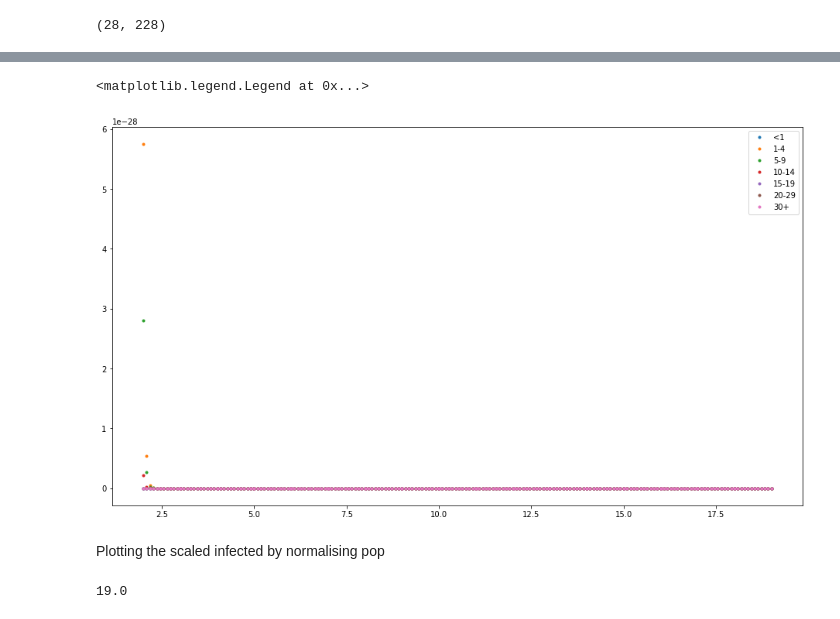
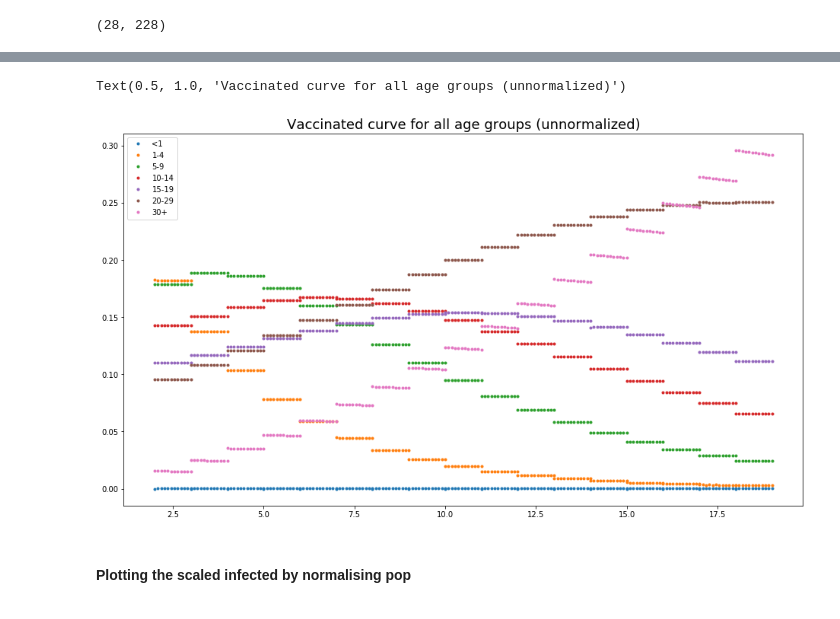
Before and after one commit to dhelekal/EpiRSG2020, a Jupyter notebook: model/Simulation_from_data.ipynb, the cells around one changed output, grey strips where cells are left out. Cells and saved outputs as stored; diff of their text form; code cells hidden in the pictures.

Commit message:
Optim works, ic sum up but maybe too many infected, Issue with normalization

```diff
--- a/model/Simulation_from_data.ipynb
+++ b/model/Simulation_from_data.ipynb
@@ -129,16 +129,14 @@ Vacc_rate_years = Vacc_rate.iloc[0:7,2:21]
 # Issue: vaccination rate is up until 2016, now assume 2017-19 are the same?
 Vacc_rate_years["2017"] = Vacc_rate_years["2018"]  = Vacc_rate_years["2016"]
 # %%
-pop_scale = 1000 ###Set scale to per thousand population to avoid numeric precision issues
-
 para = m.ModelParams(
     age_strucure=[0,1, 5, 10, 15, 20, 30],  #age cuts
-    B= lambda t: (Births_UK * 1000/pop_scale)[int(np.floor(t))],  #births rate per capita
+    B= lambda t: (Births_UK * 1000/Pops_tot)[int(np.floor(t))],  #births rate per capita
     V=lambda t: Vacc_rate_years.to_numpy()[:, int(np.floor(t))],
     d=lambda t: Deaths_years.to_numpy()[:, int(np.floor(t))],  #death rate
     gamma=(1.0/14.0*365.0)*np.ones([7]),
     C=C_poly,
-    N= lambda t: Pops_tot[int(np.floor(t))]/pop_scale
+    N= lambda t: Pops_tot[int(np.floor(t))]
 )
 # %%
 beta = np.eye(7)*[0.98, 0.9, 0.85, 0.8, 0.7, 0.7, 0.7]
@@ -148,0 +150,7 @@ new_ic = np.hstack([0.95*(1./7)*np.ones(2), np.zeros(5), 0.05*(1./7)*np.ones(2),
+# %%
+S_ic = np.hstack([(0.95*((np.ones(7)-V_ic/100)[0:2])), (0.15*((np.ones(7)-V_ic/100)[2:7]))])
+I_ic = np.hstack([(0.05*((np.ones(7)-V_ic/100)[0])), (0.025*((np.ones(7)-V_ic/100)[1:7]))])
+V_ic = V_ic/100
+R_ic = np.ones(7) - S_ic - I_ic - V_ic
+# %%
+new_ic = np.hstack([S_ic, I_ic, R_ic, V_ic])
@@ -157,3 +170,10 @@ t = t_year
 out.shape
 # %% [output]
 (28, 228)
+# %%
+Inf_OUT = out[7:(7*2),:]
+plt.figure(figsize=(16,9))
+for ii in range(7):
+    plt.plot(t, np.transpose(out[7+ii,:]), label = age_class[ii])
+plt.legend()
+plt.title("Infected curve for all age groups (unnormalized)", fontsize = 18)
@@ -160,15 +183,13 @@ out.shape
 # %%
 out[7:(7*2),:]
 plt.figure(figsize=(16,9))
 for ii in range(7):
-    plt.plot(t[24:456], np.transpose(out[7+ii,24:456]),".", label = age_class[ii])
+    plt.plot(t[24:228], np.transpose(out[21+ii,24:228]),".", label = age_class[ii])
 plt.legend()
+
+plt.title("Vaccinated curve for all age groups (unnormalized)", fontsize = 18)
 # %% [output]
-<matplotlib.legend.Legend at 0x...>
+Text(0.5, 1.0, 'Vaccinated curve for all age groups (unnormalized)')
-[figure, old version]
+[figure, new version]
 # %% [markdown]
-Plotting the scaled infected by normalising pop
+#### Plotting the scaled infected by normalising pop
-# %%
-out.shape[1]/12
-# %% [output]
-19.0
```
Also changed, not shown: parts of 16 cells of this notebook.
